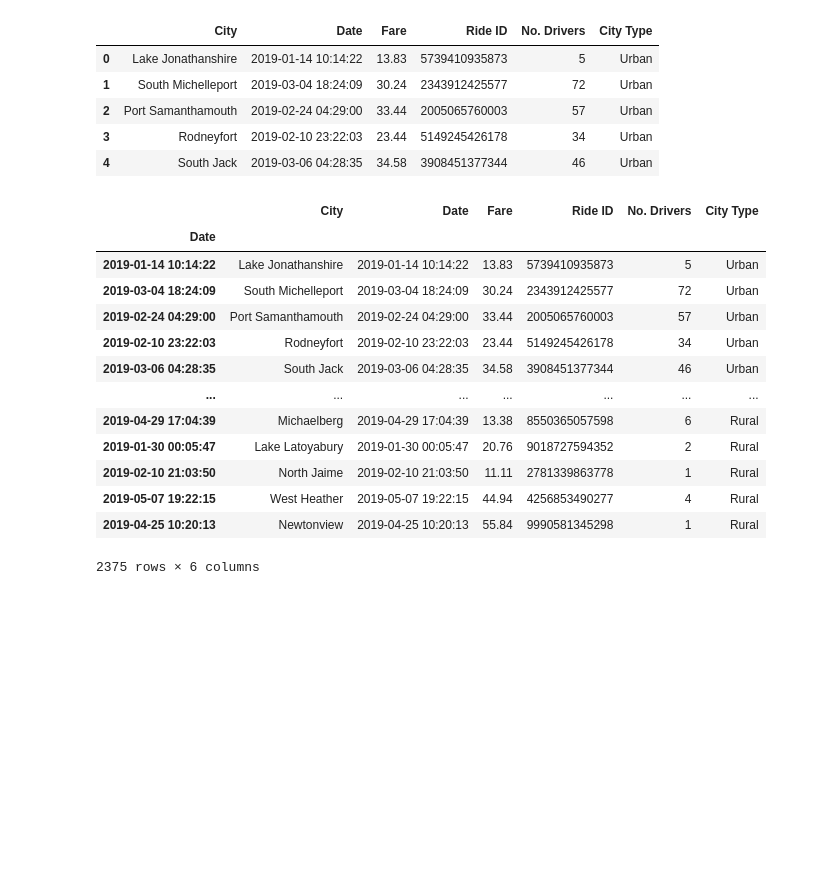
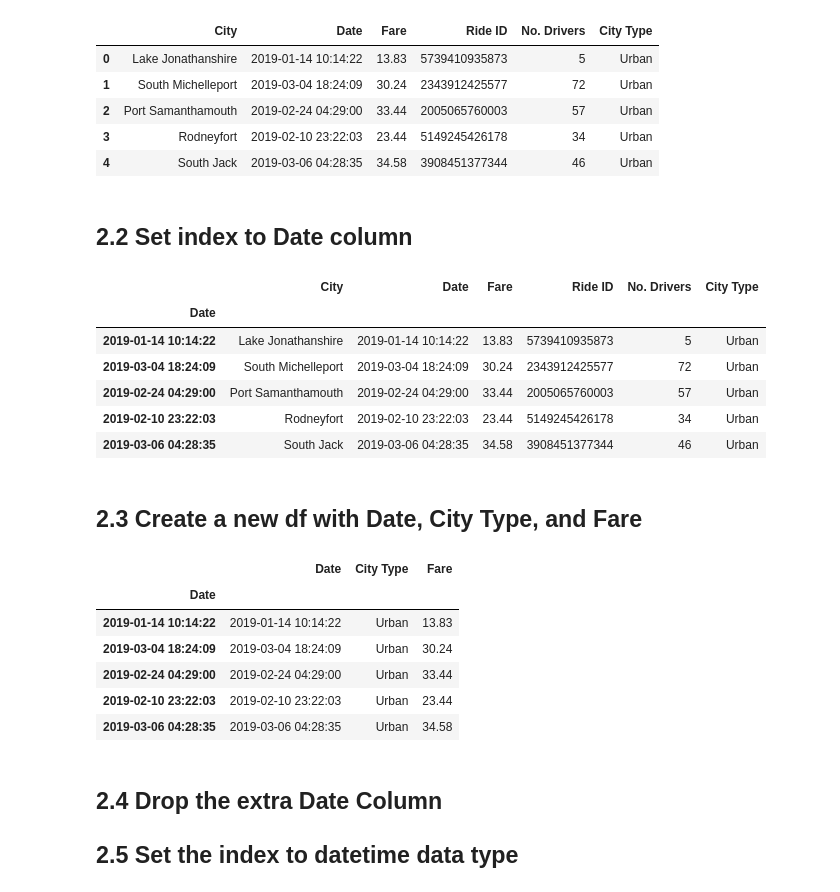
Before and after one commit to blocrunx/PyBer_Analysis, a Jupyter notebook: PyBer.ipynb, the cells around one changed output. Saved outputs shown, nothing was run; the diff lists cells and outputs as text; code cells hidden in the pictures; blank space fills up the shorter version.

Commit message:
fares df 2.8 added

```diff
--- a/PyBer.ipynb
+++ b/PyBer.ipynb
@@ -973,20 +979,20 @@ pyber_data_df.head()
 | 2 | Port Samanthamouth | 2019-02-24 04:29:00 | 33.44 | 2005065760003 | 57 | Urban |
 | 3 | Rodneyfort | 2019-02-10 23:22:03 | 23.44 | 5149245426178 | 34 | Urban |
 | 4 | South Jack | 2019-03-06 04:28:35 | 34.58 | 3908451377344 | 46 | Urban |
-# %%
-pyber_data_df.set_index(pyber_data_df['Date'])
-# %% [output]
-|  | City | Date | Fare | Ride ID | No. Drivers | City Type |
-| Date |  |  |  |  |  |  |
-| 2019-01-14 10:14:22 | Lake Jonathanshire | 2019-01-14 10:14:22 | 13.83 | 5739410935873 | 5 | Urban |
-| 2019-03-04 18:24:09 | South Michelleport | 2019-03-04 18:24:09 | 30.24 | 2343912425577 | 72 | Urban |
-| 2019-02-24 04:29:00 | Port Samanthamouth | 2019-02-24 04:29:00 | 33.44 | 2005065760003 | 57 | Urban |
-| 2019-02-10 23:22:03 | Rodneyfort | 2019-02-10 23:22:03 | 23.44 | 5149245426178 | 34 | Urban |
-| 2019-03-06 04:28:35 | South Jack | 2019-03-06 04:28:35 | 34.58 | 3908451377344 | 46 | Urban |
-| ... | ... | ... | ... | ... | ... | ... |
-| 2019-04-29 17:04:39 | Michaelberg | 2019-04-29 17:04:39 | 13.38 | 8550365057598 | 6 | Rural |
-| 2019-01-30 00:05:47 | Lake Latoyabury | 2019-01-30 00:05:47 | 20.76 | 9018727594352 | 2 | Rural |
-| 2019-02-10 21:03:50 | North Jaime | 2019-02-10 21:03:50 | 11.11 | 2781339863778 | 1 | Rural |
-| 2019-05-07 19:22:15 | West Heather | 2019-05-07 19:22:15 | 44.94 | 4256853490277 | 4 | Rural |
-| 2019-04-25 10:20:13 | Newtonview | 2019-04-25 10:20:13 | 55.84 | 9990581345298 | 1 | Rural |
-2375 rows × 6 columns
+# %% [markdown]
+## 2.2 Set index to Date column
+# %%
+# Set date as index
+pyber_data_df = pyber_data_df.set_index(pyber_data_df['Date'])
+# %%
+pyber_data_df.head()
+# %% [output]
+|  | City | Date | Fare | Ride ID | No. Drivers | City Type |
+| Date |  |  |  |  |  |  |
+| 2019-01-14 10:14:22 | Lake Jonathanshire | 2019-01-14 10:14:22 | 13.83 | 5739410935873 | 5 | Urban |
+| 2019-03-04 18:24:09 | South Michelleport | 2019-03-04 18:24:09 | 30.24 | 2343912425577 | 72 | Urban |
+| 2019-02-24 04:29:00 | Port Samanthamouth | 2019-02-24 04:29:00 | 33.44 | 2005065760003 | 57 | Urban |
+| 2019-02-10 23:22:03 | Rodneyfort | 2019-02-10 23:22:03 | 23.44 | 5149245426178 | 34 | Urban |
+| 2019-03-06 04:28:35 | South Jack | 2019-03-06 04:28:35 | 34.58 | 3908451377344 | 46 | Urban |
+# %% [markdown]
+## 2.3 Create a new df with Date, City Type, and Fare
@@ -992,0 +1001,13 @@ pyber_data_df.set_index(pyber_data_df['Date'])
+# %%
+fares_df.head()
+# %% [output]
+|  | Date | City Type | Fare |
+| Date |  |  |  |
+| 2019-01-14 10:14:22 | 2019-01-14 10:14:22 | Urban | 13.83 |
+| 2019-03-04 18:24:09 | 2019-03-04 18:24:09 | Urban | 30.24 |
+| 2019-02-24 04:29:00 | 2019-02-24 04:29:00 | Urban | 33.44 |
+| 2019-02-10 23:22:03 | 2019-02-10 23:22:03 | Urban | 23.44 |
+| 2019-03-06 04:28:35 | 2019-03-06 04:28:35 | Urban | 34.58 |
+# %% [markdown]
+## 2.4 Drop the extra Date Column
+## 2.5 Set the index to datetime data type
```
Also changed, not shown: parts of 15 cells of this notebook.
